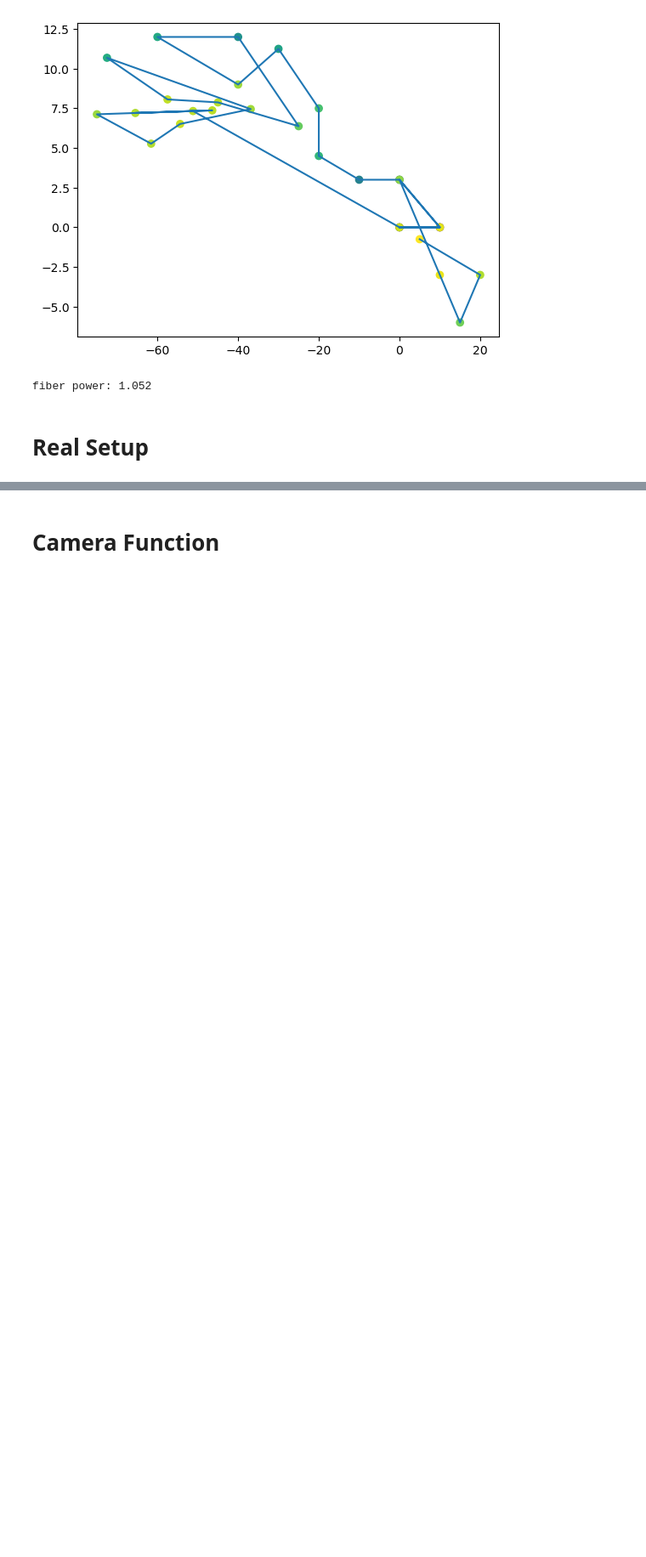
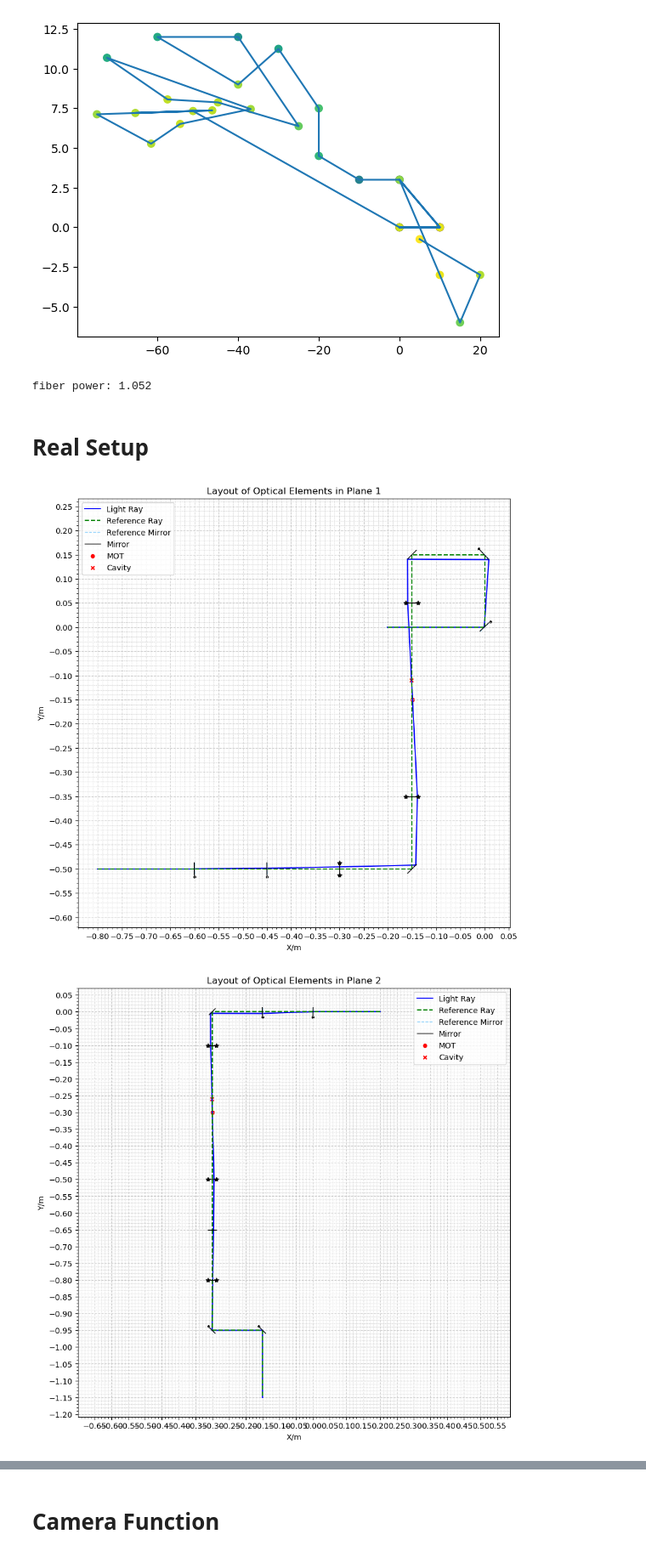
Before and after one commit to Stockholm254/servotest, a Jupyter notebook: src/expctl/servers/servoaligner/test.ipynb, the cells around one changed output, grey strips where cells are left out. Shown at 85% size. Drawn from its saved outputs; the diff is of its cells as text; code cells hidden in the pictures; blank space fills up the shorter version.

```diff
--- a/src/expctl/servers/servoaligner/test.ipynb
+++ b/src/expctl/servers/servoaligner/test.ipynb
@@ -695,16 +700,27 @@ params_2={'x1':x1_2, 'x2':x2_2, 'x3': x3_2, 'x4':x4_2, 'dy0':dy0_2, 'dy1':dy1_2,
 # %%
 %matplotlib inline
 solver_0=Optical_system_solver()
+solver_1=Optical_system_solver()
+solver_2=Optical_system_solver()
 solver_0.init_ray_length=0.2
+solver_1.init_ray_length=0.2
+solver_2.init_ray_length=0.2
+
 solver_0.xy=0
+solver_1.xy=1
+solver_2.xy=0
+
 solver_0.plot_size=(10,10)
-Mrr1_1, Mrr2_1, Mrr3_1, Mrr4_1 = solver_0.real_setup_solver_1(params=params_1, tl_list=[0, 0, 0, 0], comp_list=[0, 0, 0, 0], plot_switch=0)
-solver_1=Optical_system_solver()
-solver_1.init_ray_length=0.2
-solver_1.xy=1
 solver_1.plot_size=(10,10)
-Mrr1_2, Mrr2_2, Mrr3_2, Mrr4_2 = solver_1.real_setup_solver_2(params=params_1, tl_list=[0, 0, 0, 0], comp_list=[0, 0, 0, 0], plot_switch=0)
-Mrr_list=[Mrr1_1, Mrr2_1, Mrr3_1, Mrr4_1, Mrr1_2, Mrr2_2, Mrr3_2, Mrr4_2]
+solver_1.plot_size=(10,10)
+
+Mrr1_1, Mrr2_1, Mrr3_1, Mrr4_1 = solver_0.real_setup_solver_1(params=params, tl_list=[0, 0, 0, 0], comp_list=[0, 0, 0, 0], plot_switch=1)
+Mrr1_2, Mrr2_2, Mrr3_2, Mrr4_2 = solver_1.real_setup_solver_2(params=params, tl_list=[0, 0, 0, 0], comp_list=[0, 0, Mrr3_1.tl, Mrr4_1.tl], plot_switch=1)
+Mrr1_1c, Mrr2_1c, Mrr3_1c, Mrr4_1c = solver_0.real_setup_solver_1(params=params, tl_list=[Mrr1_1.tl, Mrr1_1.tl, 0, 0], comp_list=[Mrr1_2.tl, Mrr1_2.tl, 0, 0], plot_switch=1)
+
+Mrr_list=[Mrr1_1c, Mrr2_1c, Mrr3_1c, Mrr4_1c, Mrr1_2, Mrr2_2, Mrr3_2, Mrr4_2]
 for Mrr in Mrr_list:
     print(Mrr.knob_deg())
 # %% [output]
+[figure, added]
+[figure, added]
```
Also changed, not shown: parts of 25 cells of this notebook, 6 other files.
